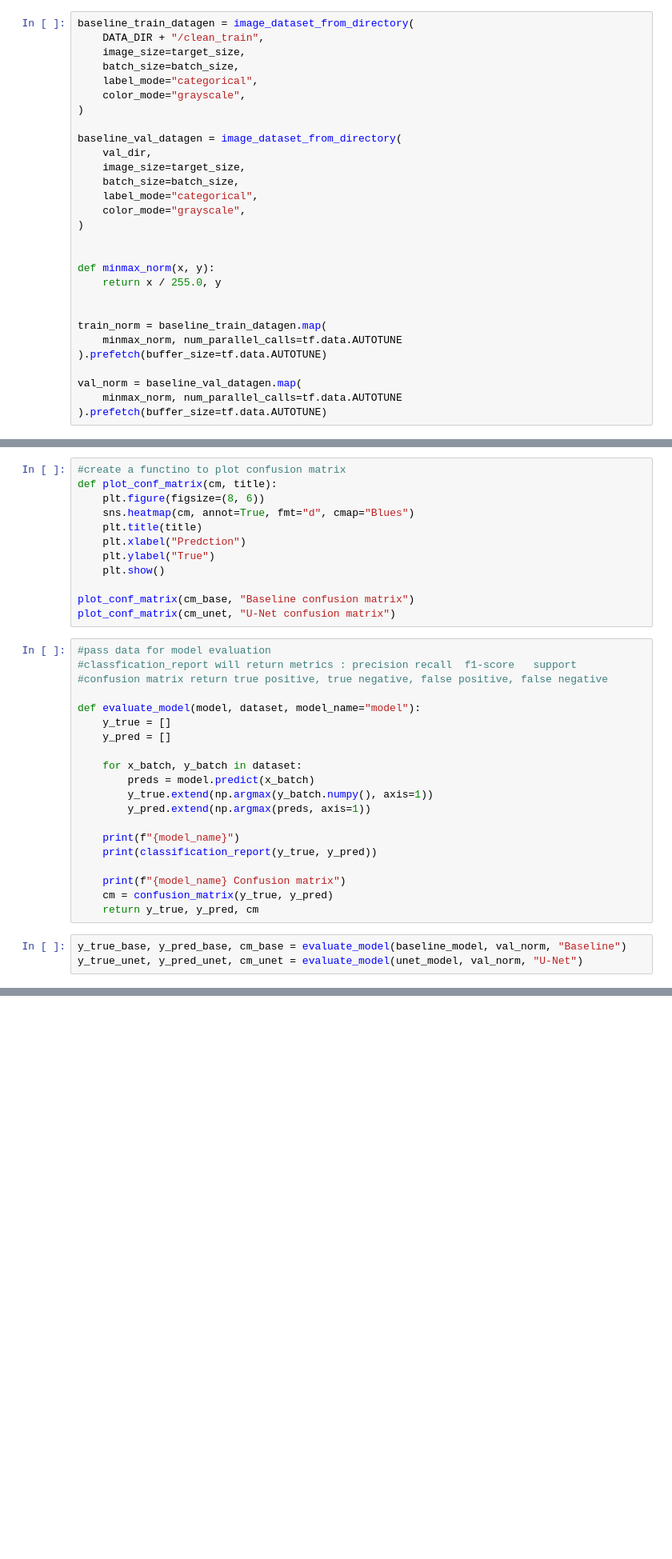
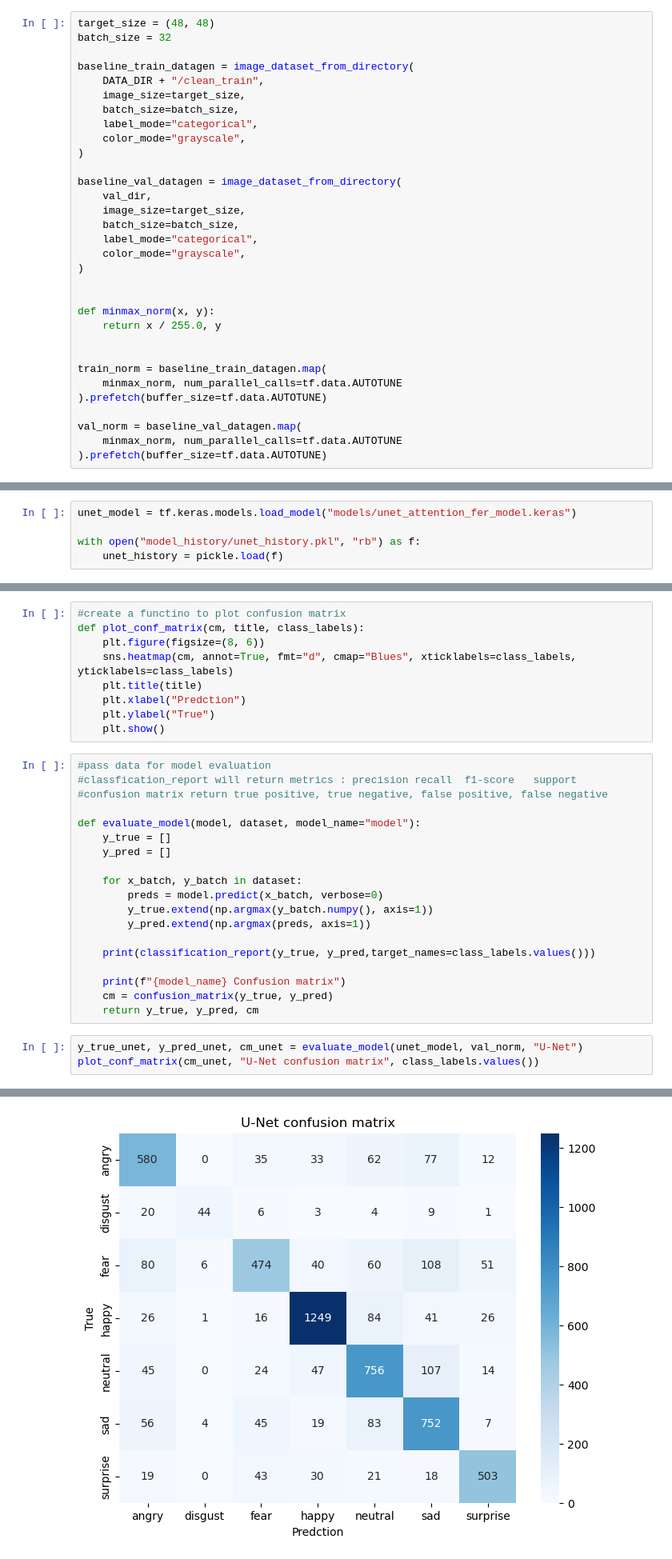
Before and after one commit to kayleeisokay/cs109b-final-project, a Jupyter notebook: MS4.ipynb, the cells around one changed output, grey strips where cells are left out. Shown at 80% size. Saved outputs shown, nothing was run; the diff lists cells and outputs as text; blank space fills up the shorter version.

```diff
--- a/MS4.ipynb
+++ b/MS4.ipynb
@@ -848,6 +849,9 @@ For our baseline model, we will only normalize the pixel values of our training
 # %% [markdown]
 ### 4.1 MinMax Standardization  <a class="anchor" id="minmax-standardization"></a>
 # %%
+target_size = (48, 48)
+batch_size = 32
+
 baseline_train_datagen = image_dataset_from_directory(
     DATA_DIR + "/clean_train",
     image_size=target_size,
@@ -1216,0 +1220,5 @@ Looking ahead, we see several promising avenues for further improving model perf
+# %%
+unet_model = tf.keras.models.load_model("models/unet_attention_fer_model.keras")
+
+with open("model_history/unet_history.pkl", "rb") as f:
+    unet_history = pickle.load(f)
@@ -1217,15 +1235,12 @@ Looking ahead, we see several promising avenues for further improving model perf
 # %%
 #create a functino to plot confusion matrix
-def plot_conf_matrix(cm, title):
+def plot_conf_matrix(cm, title, class_labels):
     plt.figure(figsize=(8, 6))
-    sns.heatmap(cm, annot=True, fmt="d", cmap="Blues")
+    sns.heatmap(cm, annot=True, fmt="d", cmap="Blues", xticklabels=class_labels, yticklabels=class_labels)
     plt.title(title)
     plt.xlabel("Predction")
     plt.ylabel("True")
     plt.show()
-
-plot_conf_matrix(cm_base, "Baseline confusion matrix")
-plot_conf_matrix(cm_unet, "U-Net confusion matrix")
 # %%
 #pass data for model evaluation
 #classfication_report will return metrics : precision recall  f1-score   support
@@ -1236,16 +1251,16 @@ def evaluate_model(model, dataset, model_name="model"):
     y_pred = []
 
     for x_batch, y_batch in dataset:
-        preds = model.predict(x_batch)
+        preds = model.predict(x_batch, verbose=0)
         y_true.extend(np.argmax(y_batch.numpy(), axis=1))
         y_pred.extend(np.argmax(preds, axis=1))
 
-    print(f"{model_name}")
-    print(classification_report(y_true, y_pred))
+    print(classification_report(y_true, y_pred,target_names=class_labels.values()))
 
     print(f"{model_name} Confusion matrix")
     cm = confusion_matrix(y_true, y_pred)
     return y_true, y_pred, cm
 # %%
-y_true_base, y_pred_base, cm_base = evaluate_model(baseline_model, val_norm, "Baseline")
 y_true_unet, y_pred_unet, cm_unet = evaluate_model(unet_model, val_norm, "U-Net")
+plot_conf_matrix(cm_unet, "U-Net confusion matrix", class_labels.values())
+# %% [output]
@@ -1251,0 +1282 @@ y_true_unet, y_pred_unet, cm_unet = evaluate_model(unet_model, val_norm, "U-Net"
+[figure, added]
```
Also changed, not shown: parts of 12 cells of this notebook.
